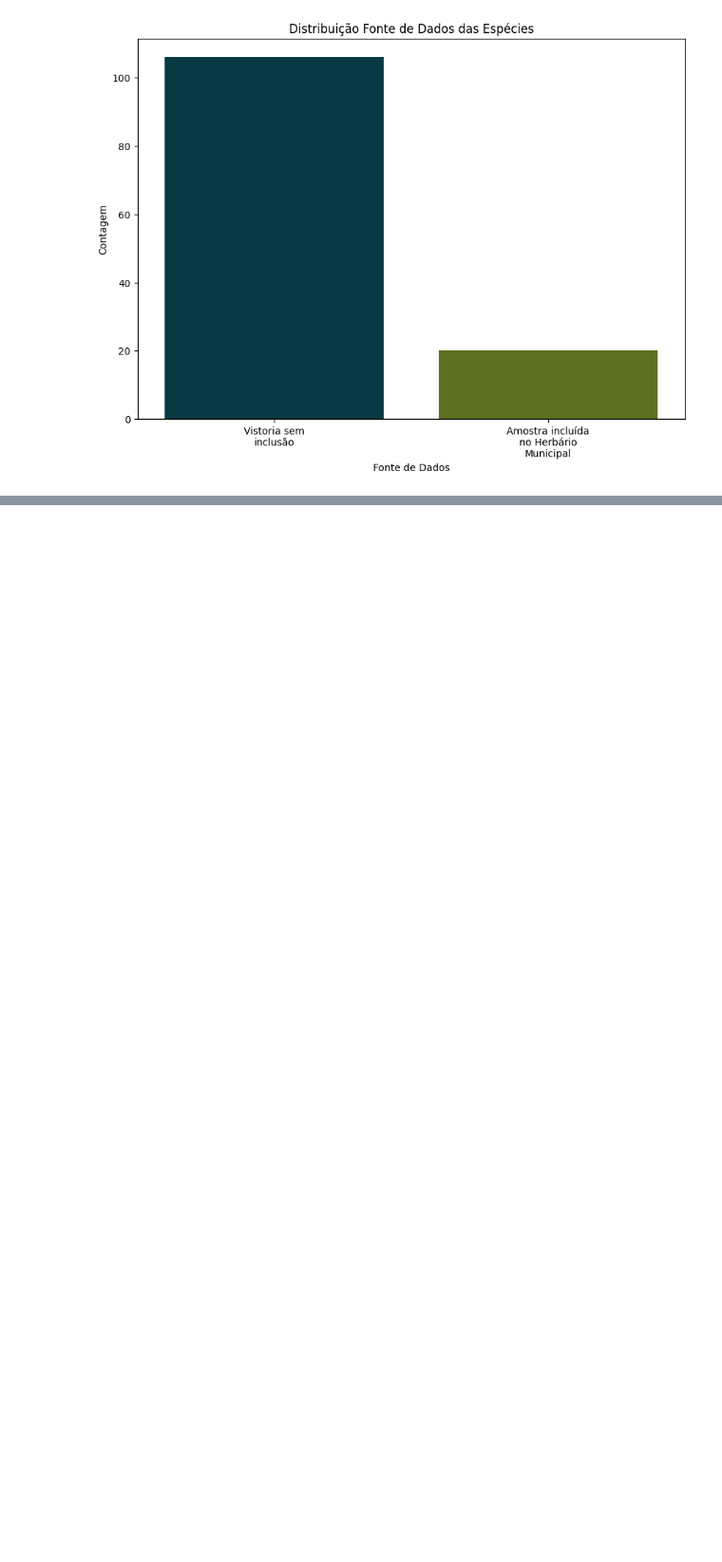
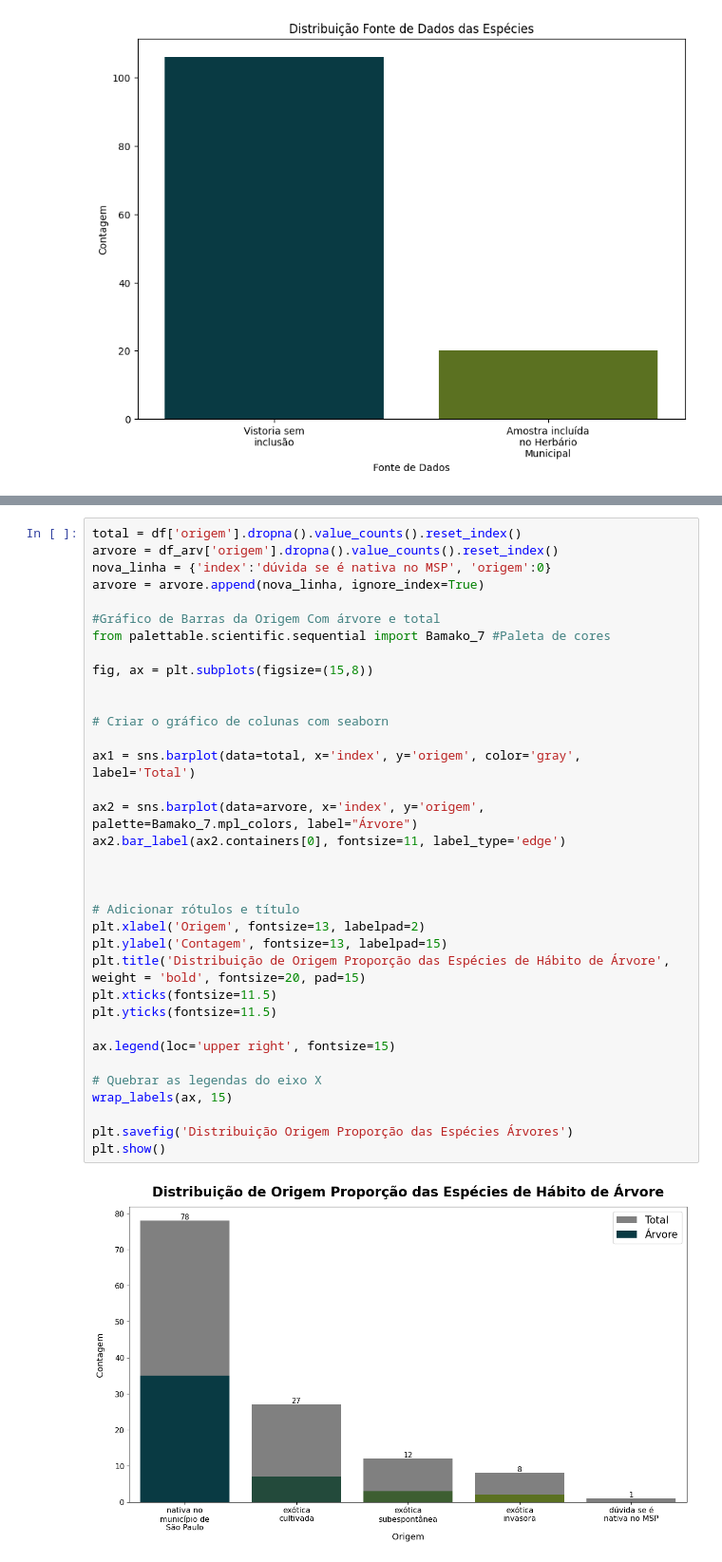
Before and after one commit to Batovs/Parque-Lajeado_Analise-Flora, a Jupyter notebook: Análise_Flora_Parque_Lajeado.ipynb, the cells around one changed output, grey strips where cells are left out. Shown at 95% size. Drawn from its saved outputs; the diff is of its cells as text; blank space fills up the shorter version.

```diff
--- a/Análise_Flora_Parque_Lajeado.ipynb
+++ b/Análise_Flora_Parque_Lajeado.ipynb
@@ -170,0 +223,37 @@ plt.show()
+# %%
+total = df['origem'].dropna().value_counts().reset_index()
+arvore = df_arv['origem'].dropna().value_counts().reset_index()
+nova_linha = {'index':'dúvida se é nativa no MSP', 'origem':0}
+arvore = arvore.append(nova_linha, ignore_index=True)
+
+#Gráfico de Barras da Origem Com árvore e total
+from palettable.scientific.sequential import Bamako_7 #Paleta de cores
+
+fig, ax = plt.subplots(figsize=(15,8))
+
+
+# Criar o gráfico de colunas com seaborn
+
+ax1 = sns.barplot(data=total, x='index', y='origem', color='gray', label='Total')
+
+ax2 = sns.barplot(data=arvore, x='index', y='origem', palette=Bamako_7.mpl_colors, label="Árvore")
+ax2.bar_label(ax2.containers[0], fontsize=11, label_type='edge')
+
+
+
+# Adicionar rótulos e título
+plt.xlabel('Origem', fontsize=13, labelpad=2)
+plt.ylabel('Contagem', fontsize=13, labelpad=15)
+plt.title('Distribuição de Origem Proporção das Espécies de Hábito de Árvore', weight = 'bold', fontsize=20, pad=15)
+plt.xticks(fontsize=11.5)
+plt.yticks(fontsize=11.5)
+
+ax.legend(loc='upper right', fontsize=15)
+
+# Quebrar as legendas do eixo X
+wrap_labels(ax, 15)
+
+plt.savefig('Distribuição Origem Proporção das Espécies Árvores')
+plt.show()
+# %% [output]
+[figure, added]
```
Also changed, not shown: parts of 8 cells of this notebook.
